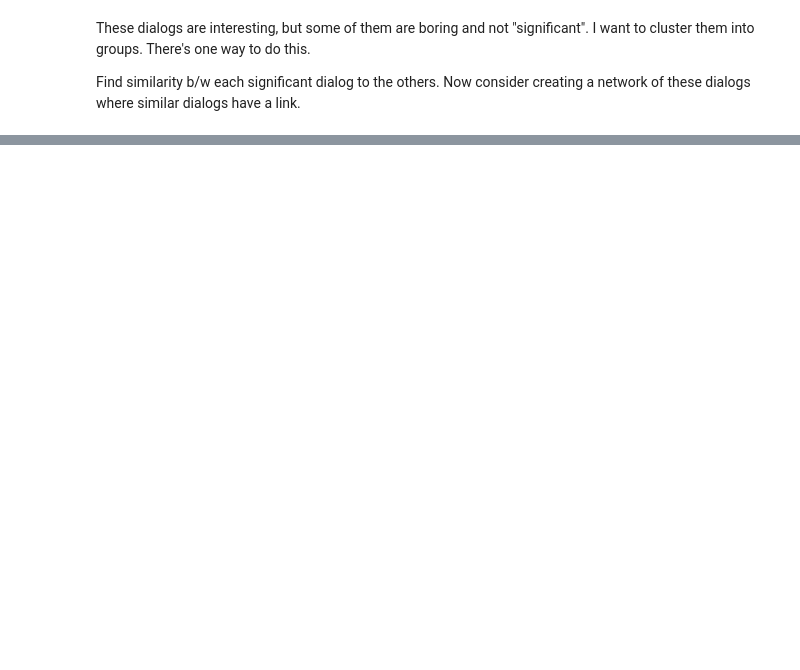
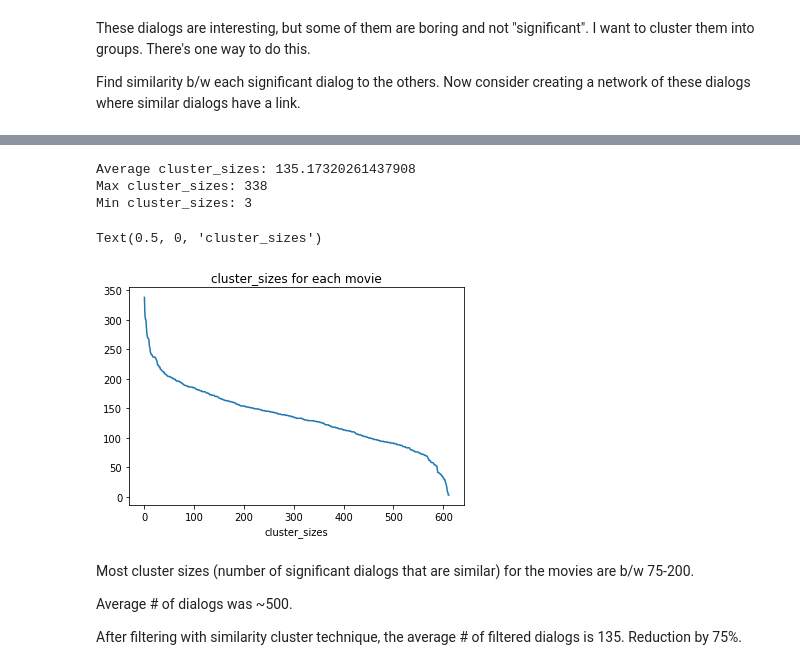
Before and after one commit to Akhilez/lexical_lab, a Jupyter notebook: companies/ginger/genre.ipynb, the cells around one changed output, grey strips where cells are left out. Cells and saved outputs as stored; diff of their text form; code cells hidden in the pictures; blank space fills up the shorter version.

```diff
--- a/companies/ginger/genre.ipynb
+++ b/companies/ginger/genre.ipynb
@@ -559,0 +764,13 @@ and average them to get context vector for the movie.
+# %%
+def load_cluster_embeddings(embeddings_path) -> Dict[str, torch.Tensor]:
+    embeddings = {}
+    files = listdir(embeddings_path)
+    for file_name in files:
+        movie_id = file_name[:-3]
+        embedding = torch.load(join(embeddings_path, file_name))
+        embeddings[movie_id] = embedding
+    return embeddings
+
+
+clusters_embeddings = load_cluster_embeddings(cluster_embeddings_path)
+clusters_embeddings.keys()
@@ -559,0 +796,29 @@ and average them to get context vector for the movie.
+# %%
+# Plotting similarity scores for the dialogs
+
+cluster_sizes = [len(cluster_dict['cluster_dialogs']) for movie_id, cluster_dict in clusters_embeddings.items()]
+cluster_sizes = sorted(cluster_sizes, reverse=True)
+cluster_sizes = np.array(cluster_sizes)
+
+print(f'Average cluster_sizes: {cluster_sizes.mean()}')
+print(f'Max cluster_sizes: {cluster_sizes.max()}')
+print(f'Min cluster_sizes: {cluster_sizes.min()}')
+
+plt.plot(cluster_sizes)
+plt.title("cluster_sizes for each movie")
+plt.xlabel("movie index sorted descendingly by y")
+plt.xlabel("cluster_sizes")
+# %% [output]
+Average cluster_sizes: 135.17320261437908
+Max cluster_sizes: 338
+Min cluster_sizes: 3
+Text(0.5, 0, 'cluster_sizes')
+[figure, added]
+# %% [markdown]
+Most cluster sizes (number of significant dialogs that are similar) for the
+movies are b/w 75-200.
+
+Average # of dialogs was ~500.
+
+After filtering with similarity cluster technique,
+the average # of filtered dialogs is 135. Reduction by 75%.
```
Also changed, not shown: parts of 56 cells of this notebook, 1 other file.
